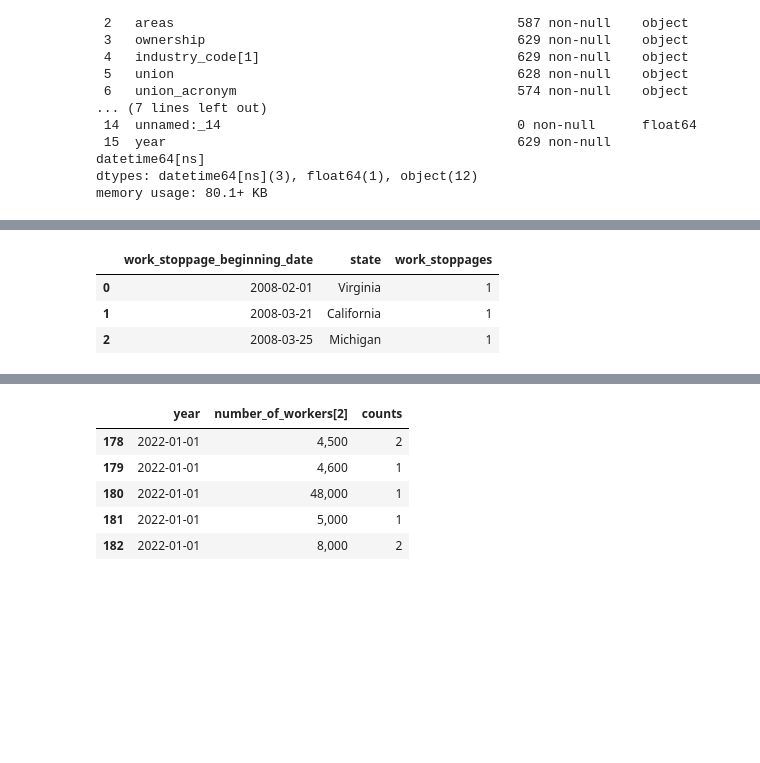
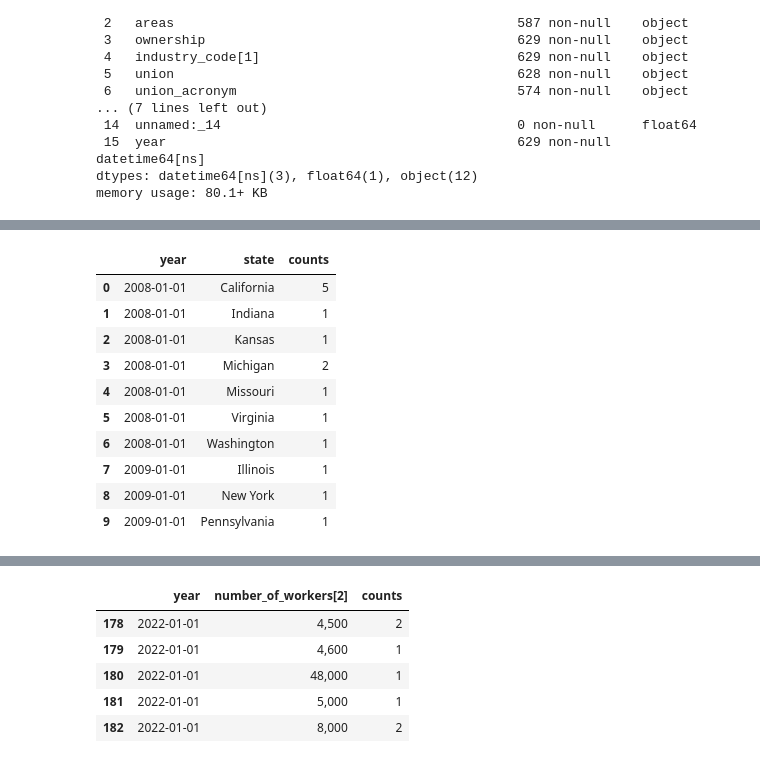
Before and after one commit to erinmmurphy/union-viz, a Jupyter notebook: work_stoppages.ipynb, the cells around one changed output, grey strips where cells are left out. Saved outputs shown, nothing was run; the diff lists cells and outputs as text; code cells hidden in the pictures; blank space fills up the shorter version.

```diff
--- a/work_stoppages.ipynb
+++ b/work_stoppages.ipynb
@@ -154,10 +143,18 @@ ws_08_22.tail()
 # %%
 # transform the data to get the number of work stoppages per year per state
 
-ws_st_yr = ws_08_22.groupby(['work_stoppage_beginning_date', 'state']).size().reset_index(name='work_stoppages')
-ws_st_yr.head(3)
+
+ws_st_yr = ws_08_22.groupby(['year', 'state']).size().reset_index(name='counts')
+ws_st_yr.head(10)
 # %% [output]
-|  | work_stoppage_beginning_date | state | work_stoppages |
-| 0 | 2008-02-01 | Virginia | 1 |
-| 1 | 2008-03-21 | California | 1 |
-| 2 | 2008-03-25 | Michigan | 1 |
+|  | year | state | counts |
+| 0 | 2008-01-01 | California | 5 |
+| 1 | 2008-01-01 | Indiana | 1 |
+| 2 | 2008-01-01 | Kansas | 1 |
+| 3 | 2008-01-01 | Michigan | 2 |
+| 4 | 2008-01-01 | Missouri | 1 |
+| 5 | 2008-01-01 | Virginia | 1 |
+| 6 | 2008-01-01 | Washington | 1 |
+| 7 | 2009-01-01 | Illinois | 1 |
+| 8 | 2009-01-01 | New York | 1 |
+| 9 | 2009-01-01 | Pennsylvania | 1 |
```
Also changed, not shown: parts of 6 cells of this notebook, 14 other files.
